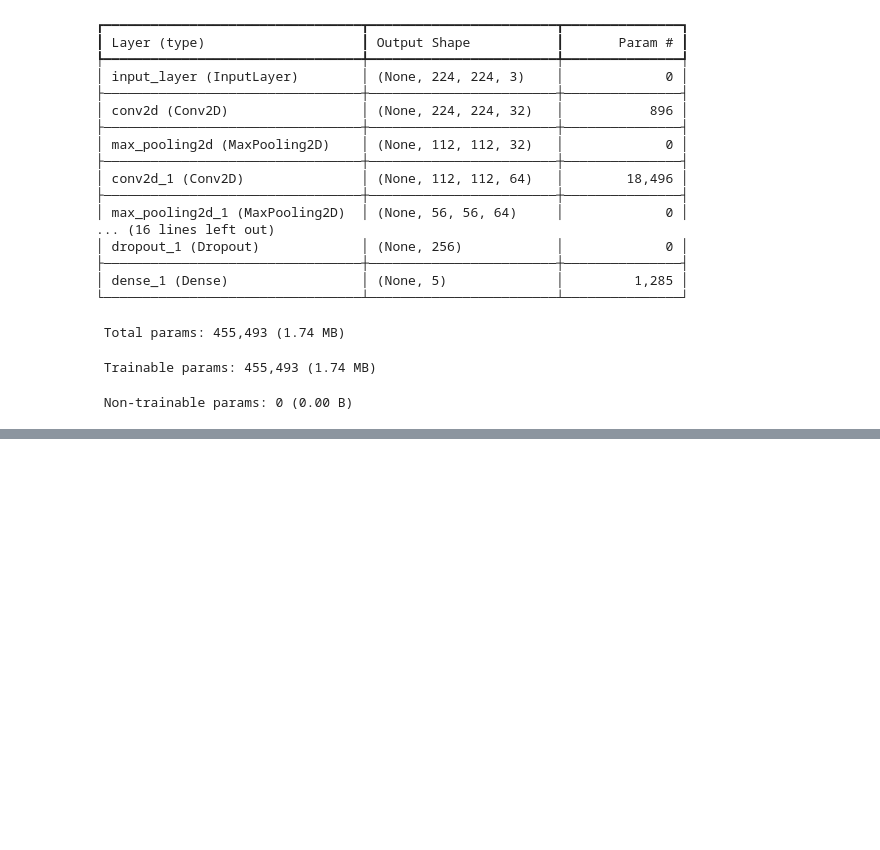
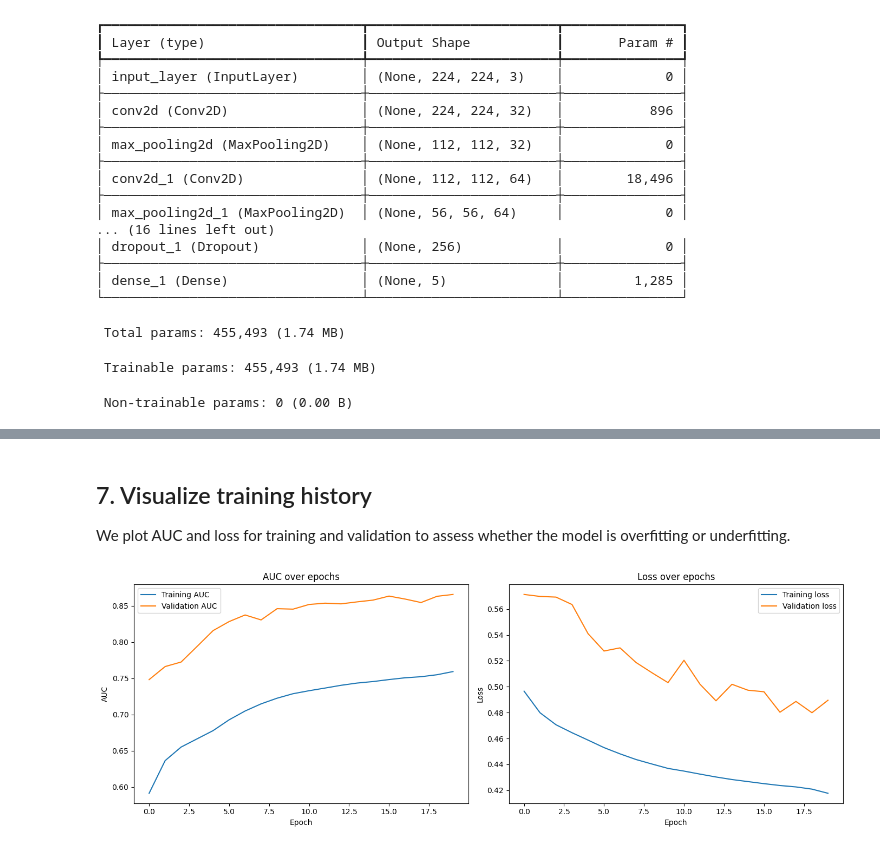
Before and after one commit to MagneSvalland/chexpert-disease-detection, a Jupyter notebook: notebooks/02.baseline.cnn.ipynb, the cells around one changed output, grey strips where cells are left out. Cells and saved outputs as stored; diff of their text form; code cells hidden in the pictures; blank space fills up the shorter version.

```diff
--- a/notebooks/02.baseline.cnn.ipynb
+++ b/notebooks/02.baseline.cnn.ipynb
@@ -192,0 +200,11 @@ Model: "functional"
+# %%
+model.compile(
+    optimizer=keras.optimizers.Adam(learning_rate=1e-4),
+    loss='binary_crossentropy',
+    metrics=[
+        keras.metrics.AUC(name='auc', multi_label=True),
+        keras.metrics.BinaryAccuracy(name='accuracy')
+    ]
+)
+
+print("Model compiled!")
@@ -192,0 +267,29 @@ Model: "functional"
+# %% [markdown]
+## 7. Visualize training history
+
+We plot AUC and loss for training and validation to assess whether
+the model is overfitting or underfitting.
+# %%
+fig, axes = plt.subplots(1, 2, figsize=(14, 5))
+
+# AUC
+axes[0].plot(history.history['auc'], label='Training AUC')
+axes[0].plot(history.history['val_auc'], label='Validation AUC')
+axes[0].set_title('AUC over epochs')
+axes[0].set_xlabel('Epoch')
+axes[0].set_ylabel('AUC')
+axes[0].legend()
+
+# Loss
+axes[1].plot(history.history['loss'], label='Training loss')
+axes[1].plot(history.history['val_loss'], label='Validation loss')
+axes[1].set_title('Loss over epochs')
+axes[1].set_xlabel('Epoch')
+axes[1].set_ylabel('Loss')
+axes[1].legend()
+
+plt.tight_layout()
+plt.savefig('../results/figures/baseline_cnn_training.png')
+plt.show()
+# %% [output]
+[figure, added]
```
Also changed, not shown: parts of 6 cells of this notebook.
